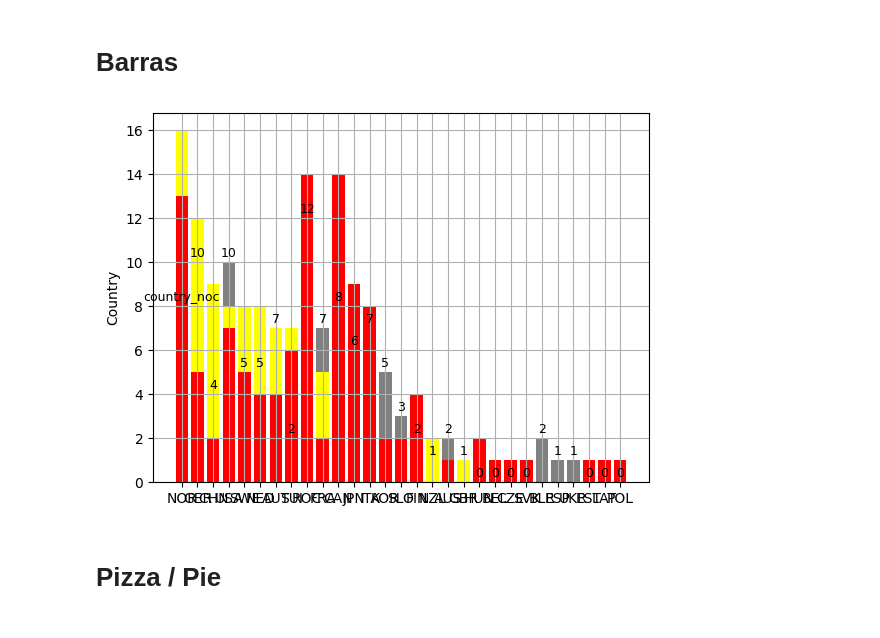
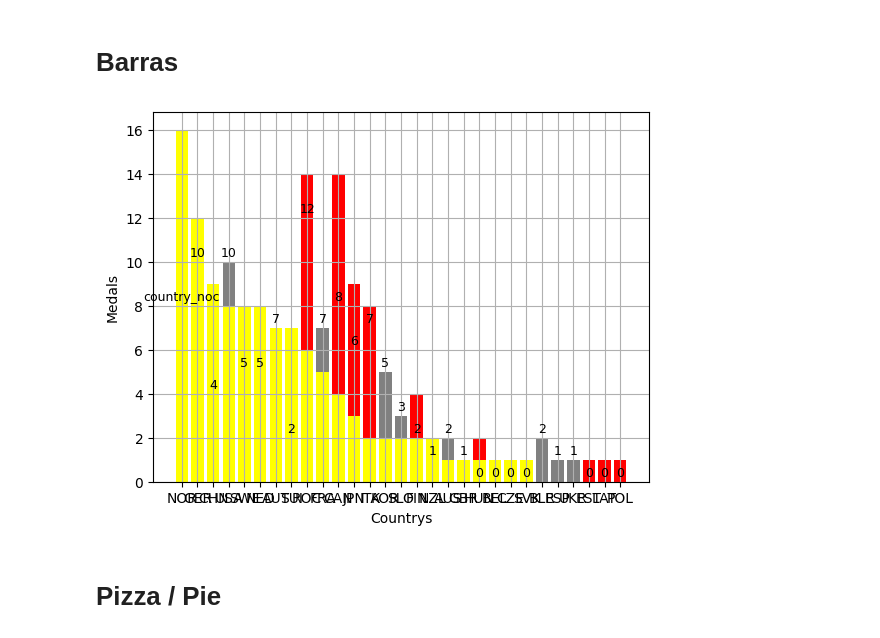
Before and after one commit to guilhptg/Graficos, a Jupyter notebook: graficos/olimpiadas/olimpiadas.ipynb, the cells around one changed output. Saved outputs shown, nothing was run; the diff lists cells and outputs as text; code cells hidden in the pictures.

Commit message:
Medalhas x Paises

```diff
--- a/graficos/olimpiadas/olimpiadas.ipynb
+++ b/graficos/olimpiadas/olimpiadas.ipynb
@@ -57,19 +57,20 @@ plt.show()
 # %%
 
 silver = games_medal_2022_df[['silver']]
 bronze = games_medal_2022_df[['bronze']]
 
 barras = plt.bar(country['country_noc'], silver['silver'], color='gray')
+plt.bar(country['country_noc'], bronze['bronze'], color='red')
 plt.bar(country['country_noc'], gold['gold'], color='yellow')
-plt.bar(country['country_noc'], bronze['bronze'], color='red')
 plt.bar_label(barras,labels=country, padding=2, fontsize=9)
 plt.xticks(ticks=country['country_noc'])
-plt.ylabel('Silver Medal')
-plt.ylabel('Country')
+plt.xlabel('Countrys')
+
+plt.ylabel('Medals')
 plt.grid(True)
 plt.show()
 # %% [output]
-[figure, old version]
+[figure, new version]
 # %% [markdown]
 # Pizza / Pie
 # %%
```
Also changed, not shown: parts of 1 cell of this notebook.
